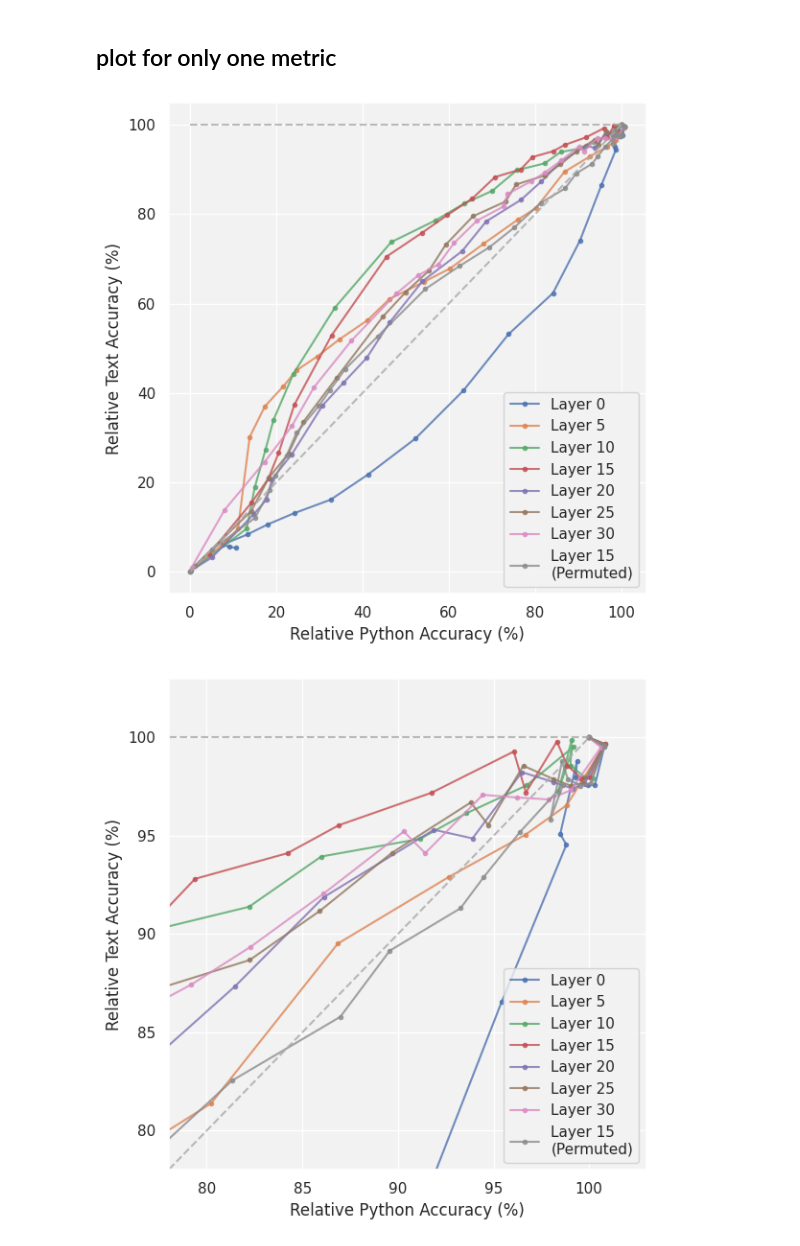
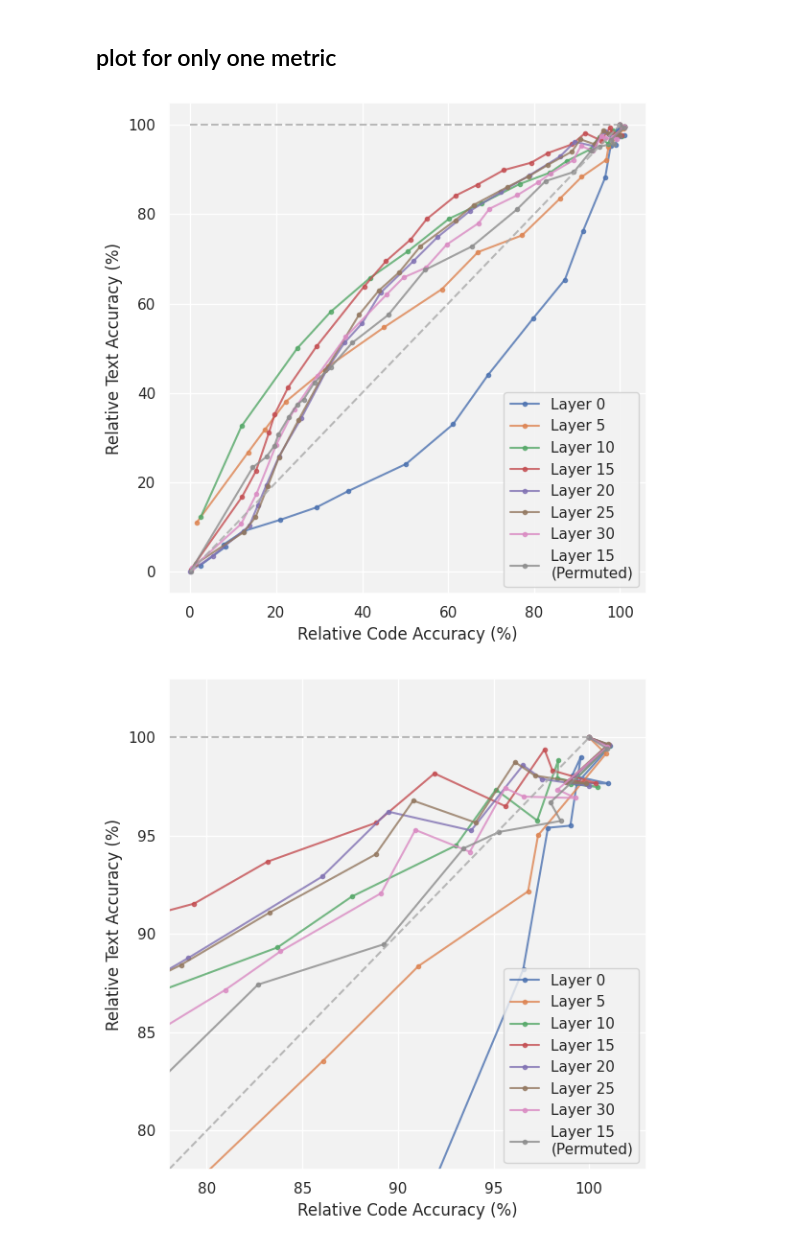
Before and after one commit to TeunvdWeij/extending-activation-addition, a Jupyter notebook: notebooks/make_coding_plots.ipynb, the cells around one changed output. Saved outputs shown, nothing was run; the diff lists cells and outputs as text; code cells hidden in the pictures.

```diff
--- a/notebooks/make_coding_plots.ipynb
+++ b/notebooks/make_coding_plots.ipynb
@@ -62,6 +64,6 @@ Version 9.21 note: layer 15 500k test only python permuted layer: [15]
 # %%
-#vary all_code to False when plotting python
-scores = [get_scores(res, all_code=False) for res in results]
+# vary all_code to False when plotting python
+scores = [get_scores(res, all_code=True) for res in results]
 
 labels = [
     "Layer 0",
@@ -73,15 +75,15 @@ labels = [
     "Layer 30",
     # "Layers 10 and 15",
     "Layer 15 permuted",
-    ]
+]
 
-# mode = "code"
-mode = "python"
+mode = "code"
+# mode = "python"
 # %% [markdown]
 ## Inspect scores
 # %%
-for score, res in zip(scores, results, strict=True):
-    print(f"\n\n--------------Layer: {res['meta']['layers'][0]}-------------")
-    a, b, c = score[f"only_{mode}"]["top1_acc"]["rel"], score[f"only_{mode}"]["top1_acc"]["rel"], res["meta"]["used_ics"]
-    for i, j, k in zip(a, b, c, strict=True):
-        print(f"text: {round(i, 2)}     code: {round(j, 2)}    ic: {round(k, 2)}")
+# for score, res in zip(scores, results, strict=True):
+#     print(f"\n\n--------------Layer: {res['meta']['layers'][0]}-------------")
+#     a, b, c = score[f"only_{mode}"]["top1_acc"]["rel"], score[f"only_{mode}"]["top1_acc"]["rel"], res["meta"]["used_ics"]
+#     for i, j, k in zip(a, b, c, strict=True):
+#         print(f"text: {round(i, 2)}     code: {round(j, 2)}    ic: {round(k, 2)}")
@@ -106,35 +90,40 @@ text: 0.06     code: 0.06    ic: 6.0
 # %% [markdown]
 ## plot for only one metric
 # %%
-
 # create a seaborn style graph
 sns.set_style("darkgrid", {"axes.facecolor": ".95"})
 # sns.set_theme()
 
 
 scale = 100
 metric = "top1_acc"
 
 for cropped in [False, True]:
-	fig, ax = plt.subplots(figsize=(6, 6))
+    fig, ax = plt.subplots(figsize=(6, 6))
 
-	for label, score in zip(labels, scores, strict=True):
-		ax.plot(score[f"only_{mode}"][metric]["rel"], score['only_text'][metric]["rel"], marker=".", label=label.replace("permuted", "\n(Permuted)"), alpha=0.8)
+    for label, score in zip(labels, scores, strict=True):
+        ax.plot(
+            score[f"only_{mode}"][metric]["rel"],
+            score["only_text"][metric]["rel"],
+            marker=".",
+            label=label.replace("permuted", "\n(Permuted)"),
+            alpha=0.8,
+        )
 
-	ax.set_xlabel(f"Relative {mode.title()} Accuracy (%)")
-	ax.set_ylabel("Relative Text Accuracy (%)")
+    ax.set_xlabel(f"Relative {mode.title()} Accuracy (%)")
+    ax.set_ylabel("Relative Text Accuracy (%)")
 
-	ax.plot([0, scale], [scale, scale], color="darkgray", linestyle="--", alpha=0.8)
-	ax.plot([0, scale], [0, scale], color="darkgray", linestyle="--", alpha=0.8)
+    ax.plot([0, scale], [scale, scale], color="darkgray", linestyle="--", alpha=0.8)
+    ax.plot([0, scale], [0, scale], color="darkgray", linestyle="--", alpha=0.8)
 
-	if cropped:
-		# Set the x and y axis limits
-		ax.set_xlim([78, 103])
-		ax.set_ylim([78, 103])
+    if cropped:
+        # Set the x and y axis limits
+        ax.set_xlim([78, 103])
+        ax.set_ylim([78, 103])
 
-	plt.legend()
-	fig.tight_layout()
-	plt.show()
+    plt.legend()
+    fig.tight_layout()
+    plt.show()
 # %% [output]
-[figure, old version]
+[figure, new version]
-[figure, old version]
+[figure, new version]
```
Also changed, not shown: parts of 14 cells of this notebook, 2 other files.
